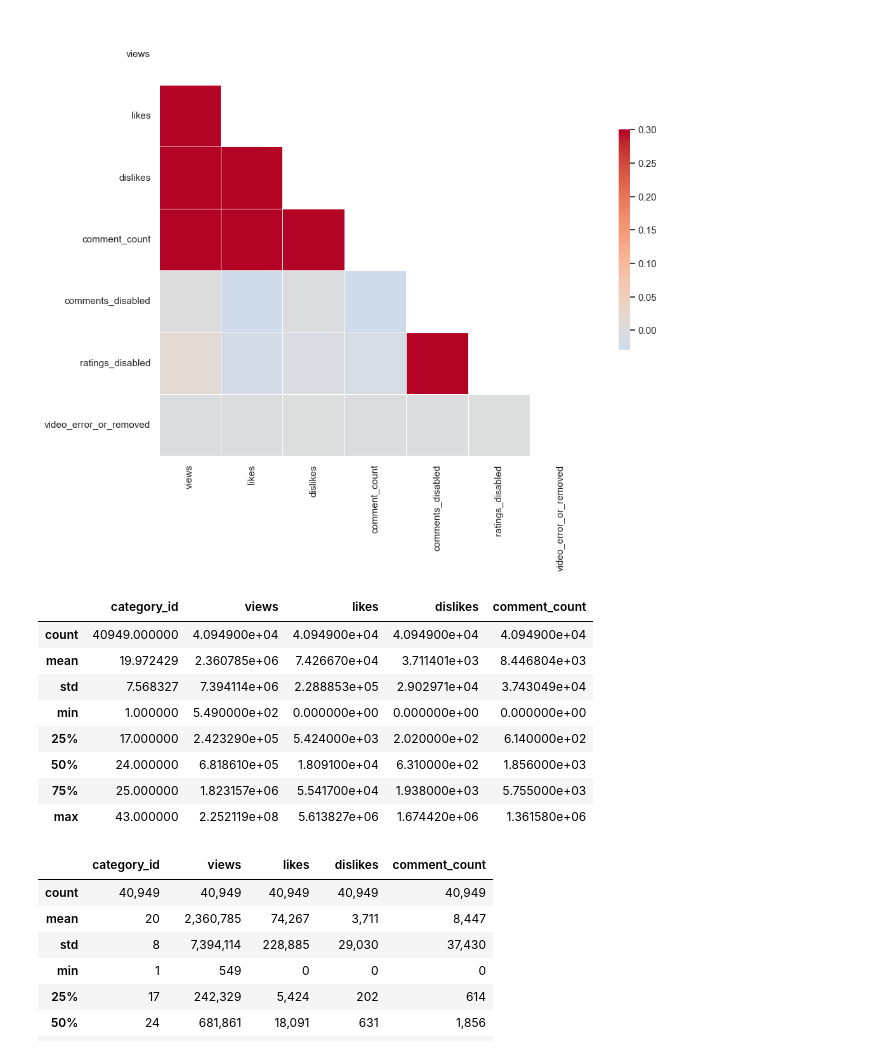
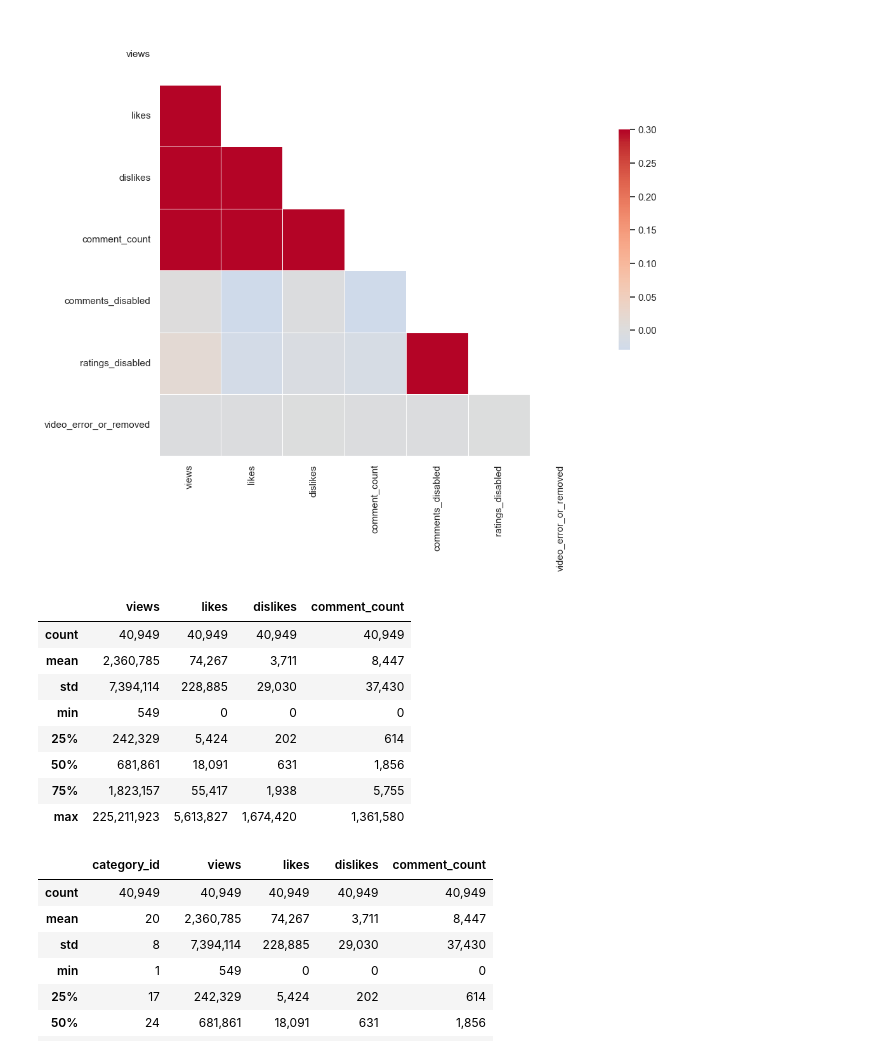
Before and after one commit to mrichburg/dai5_EDA_case_study, a Jupyter notebook: notebooks/btm.ipynb, the cells around one changed output. Cells and saved outputs as stored; diff of their text form; code cells hidden in the pictures.

```diff
--- a/notebooks/btm.ipynb
+++ b/notebooks/btm.ipynb
@@ -125,17 +128,17 @@ def describe_dataframe(df):
 
     return output
 # %%
-describe_dataframe(us_videos)
+describe_dataframe(us_videos).drop('category_id', axis=1)
 # %% [output]
-|  | category_id | views | likes | dislikes | comment_count |
-| count | 40949.000000 | 4.094900e+04 | 4.094900e+04 | 4.094900e+04 | 4.094900e+04 |
-| mean | 19.972429 | 2.360785e+06 | 7.426670e+04 | 3.711401e+03 | 8.446804e+03 |
-| std | 7.568327 | 7.394114e+06 | 2.288853e+05 | 2.902971e+04 | 3.743049e+04 |
-| min | 1.000000 | 5.490000e+02 | 0.000000e+00 | 0.000000e+00 | 0.000000e+00 |
-| 25% | 17.000000 | 2.423290e+05 | 5.424000e+03 | 2.020000e+02 | 6.140000e+02 |
-| 50% | 24.000000 | 6.818610e+05 | 1.809100e+04 | 6.310000e+02 | 1.856000e+03 |
-| 75% | 25.000000 | 1.823157e+06 | 5.541700e+04 | 1.938000e+03 | 5.755000e+03 |
-| max | 43.000000 | 2.252119e+08 | 5.613827e+06 | 1.674420e+06 | 1.361580e+06 |
+|  | views | likes | dislikes | comment_count |
+| count | 40,949 | 40,949 | 40,949 | 40,949 |
+| mean | 2,360,785 | 74,267 | 3,711 | 8,447 |
+| std | 7,394,114 | 228,885 | 29,030 | 37,430 |
+| min | 549 | 0 | 0 | 0 |
+| 25% | 242,329 | 5,424 | 202 | 614 |
+| 50% | 681,861 | 18,091 | 631 | 1,856 |
+| 75% | 1,823,157 | 55,417 | 1,938 | 5,755 |
+| max | 225,211,923 | 5,613,827 | 1,674,420 | 1,361,580 |
 # %%
 def describe_dataframe(df):
     """
```
Also changed, not shown: parts of 2 cells of this notebook, 1 other file.
